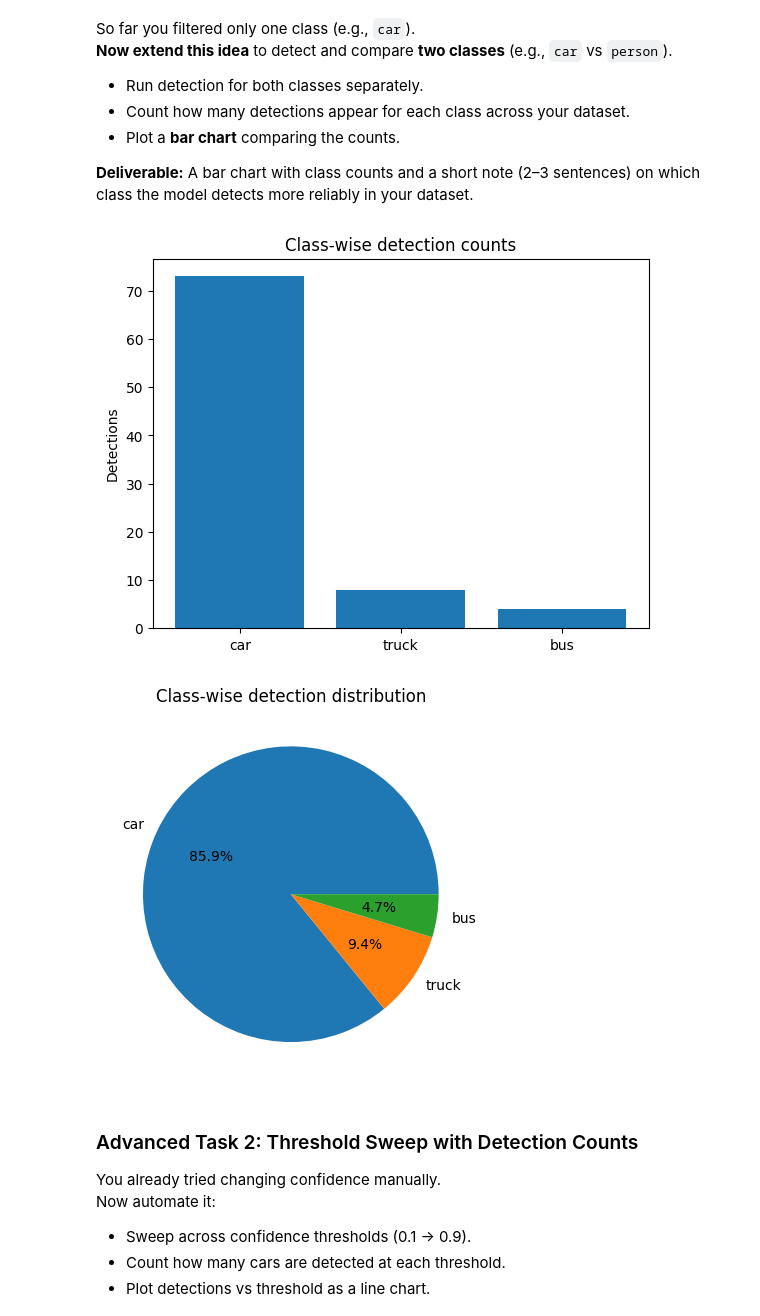
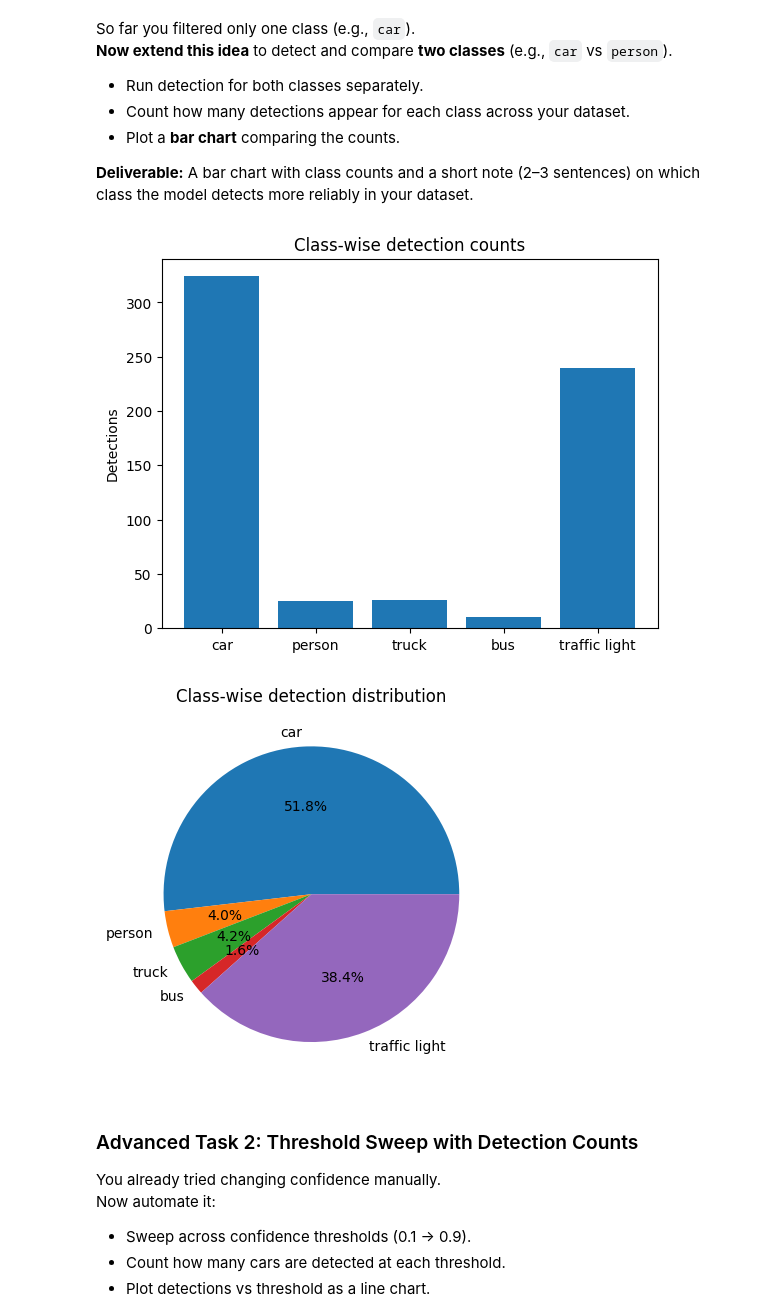
Before and after one commit to ugThaminduD/DL__SE4050__Lab4, a Jupyter notebook: autonomous_driving_application_car_detection.ipynb, the cells around one changed output. Cells and saved outputs as stored; diff of their text form; code cells hidden in the pictures.

```diff
--- a/autonomous_driving_application_car_detection.ipynb
+++ b/autonomous_driving_application_car_detection.ipynb
@@ -405,34 +408,34 @@ So far you filtered only one class (e.g., `car`).
 # %%
 # Multi-class comparison
 from collections import Counter
-target_classes = ["car", "person", "bus", "truck", "motorcycle"]
+target_classes = ["car", "person", "bus", "truck", "motorcycle", "traffic light"]
 name_to_id = {v:k for k,v in model.names.items()}
 
 counts = Counter()
 
 for img_file in glob.glob("/content/content/Lab 4/images/*.*"):
-    results = model.predict(img_file, conf=0.25, iou=0.45, verbose=False)
+    results = model.predict(img_file, conf=0.025, iou=0.45, verbose=False)
     r = results[0]
     if r.boxes is None:
         continue
     cls_ids = r.boxes.cls.cpu().numpy().astype(int)
     for t in target_classes:
         if name_to_id[t] in cls_ids:
             counts[t] += (cls_ids == name_to_id[t]).sum()
 
 # Bar chart
 plt.bar(counts.keys(), counts.values())
 plt.ylabel("Detections")
 plt.title("Class-wise detection counts")
 plt.show()
 
 # Pie chart version
 plt.pie(counts.values(), labels=counts.keys(), autopct="%1.1f%%")
 plt.title("Class-wise detection distribution")
 plt.show()
 # %% [output]
-[figure, old version]
+[figure, new version]
-[figure, old version]
+[figure, new version]
 # %% [markdown]
 ### Advanced Task 2: Threshold Sweep with Detection Counts
 
```
Also changed, not shown: parts of 5 cells of this notebook.
